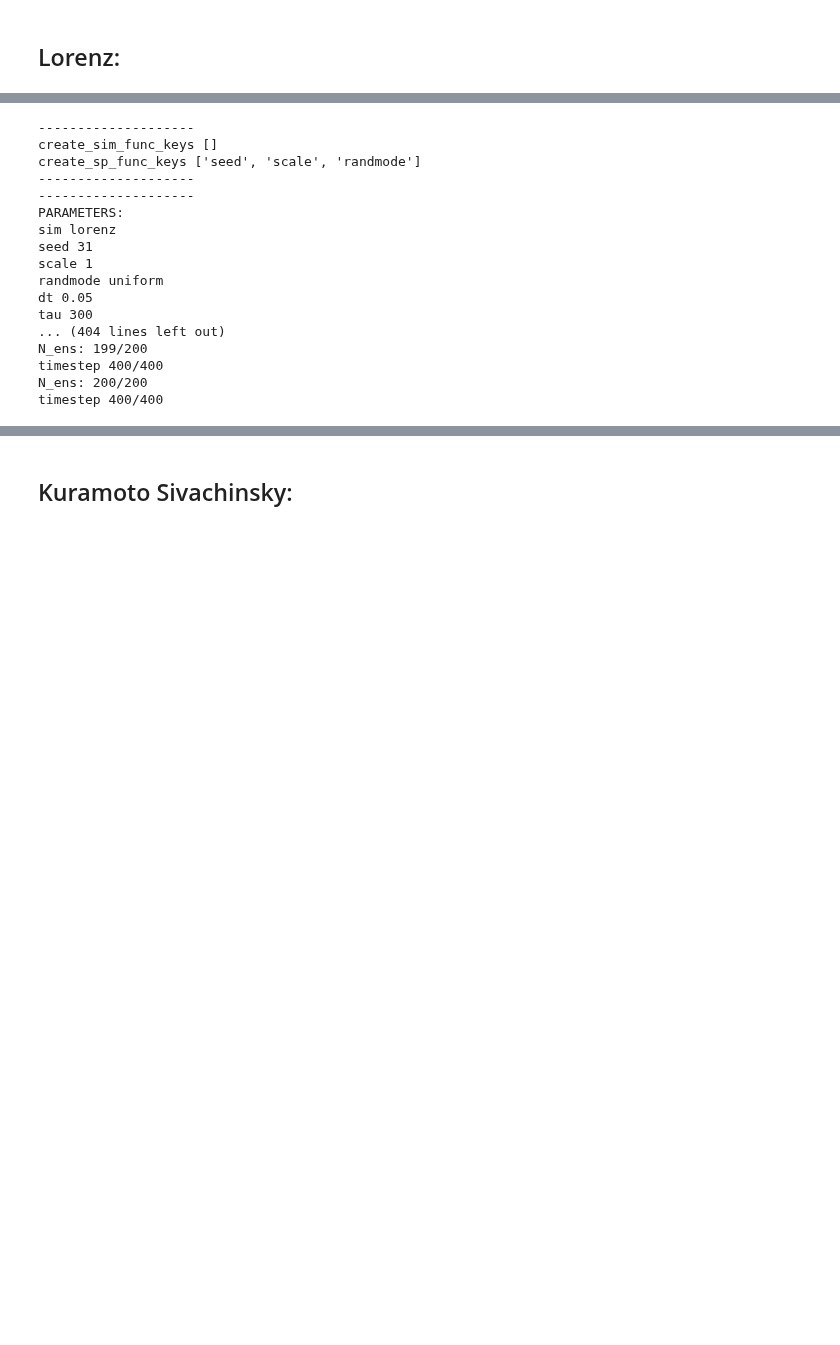
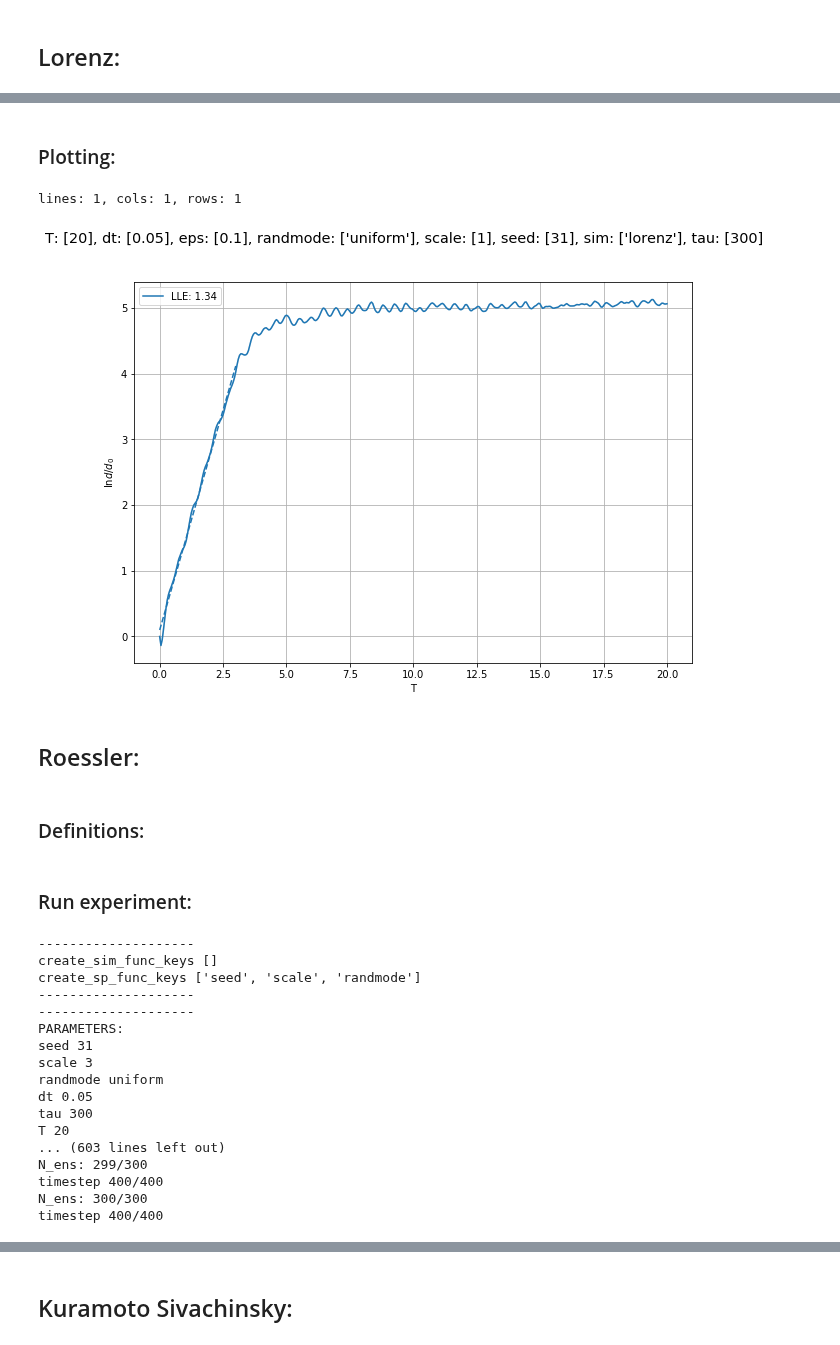
Before and after one commit to DuncDennis/rescomp, a Jupyter notebook: bin/lyapunov_exponents_testing/Trajectory_Divergence_Simulations.ipynb, the cells around one changed output, grey strips where cells are left out. Cells and saved outputs as stored; diff of their text form; code cells hidden in the pictures; blank space fills up the shorter version.

```diff
--- a/bin/lyapunov_exponents_testing/Trajectory_Divergence_Simulations.ipynb
+++ b/bin/lyapunov_exponents_testing/Trajectory_Divergence_Simulations.ipynb
@@ -29,3 +113,45 @@ exp_name_prefix = "all_sims_0602"
+# %% [markdown]
+### Plotting:
+# %%
+div_name = "_lorenz3"
+exp_name_div = exp_name_prefix + div_name
+# %%
+plot_func = la.plot_div_file
+
+zs = []
+xs = []
+ys = []
+
+# la.plot_div_file kwargs
+mean_axs = "all"
+show_error = 0
+dim_index = None
+ens_index = None
+
+include_fit = 1
+t_min = 0
+t_max = 3
+
+include_fit_qr = 0
+t_min_qr = 0
+t_max_qr = 7.5
+
+subfigsize = (10, 7)
+xlims = None #(0,10)
+ylims = None # (-1, 10)
+
+la.plot_experiment(plot_func, prepath, exp_name_div, zs=zs, xs=xs, ys=ys, subfigsize=subfigsize, xlims=xlims,
+                     ylims=ylims,
+                     mean_axs=mean_axs, show_error=show_error,
+                 rel_dist=True, include_fit=include_fit, dim_index=dim_index, ens_index=ens_index,
+                t_min=t_min, t_max=t_max, include_fit_qr=include_fit_qr, t_min_qr=t_min_qr, t_max_qr=t_max_qr)
+# %% [output]
+lines: 1, cols: 1, rows: 1
+[figure, added]
+# %% [markdown]
+## Roessler:
+# %% [markdown]
+### Definitions:
 # %%
 # create the "create_sim_func" func:
 def create_sim_func(parameters):
@@ -48,12 +174,13 @@ def create_sp_func(parameters, Nens):
 
 create_sim_func_keys = []
 create_sp_func_keys = ["seed", "scale", "randmode"]
+# %% [markdown]
+### Run experiment:
 # %%
 # create the parameter dict to define the experiment:
 parameter_dict = {
-    "sim": ["lorenz"],
     "seed": 31,
-    "scale": [1 ],
+    "scale": [3],
     "randmode": ["uniform"],
 
     "dt": [0.05],
@@ -64,13 +191,13 @@ parameter_dict = {
 }
 
 # define Ndims and Nens
-Ndims = 2
-Nens = 200
+Ndims = 10
+Nens = 300
 
 # define saving:
 save = True
 
-div_name = "_lorenz2"
+div_name = "_roessler3"
 exp_name_div = exp_name_prefix + div_name
 
 # other parameters:
@@ -87,14 +214,14 @@ create_sp_func_keys ['seed', 'scale', 'randmode']
 --------------------
 --------------------
 PARAMETERS:
-sim lorenz
 seed 31
-scale 1
+scale 3
 randmode uniform
 dt 0.05
 tau 300
-... (404 lines left out)
-N_ens: 199/200
+T 20
+... (603 lines left out)
+N_ens: 299/300
 timestep 400/400
-N_ens: 200/200
+N_ens: 300/300
 timestep 400/400
```
Also changed, not shown: parts of 31 cells of this notebook, 1 other file.
